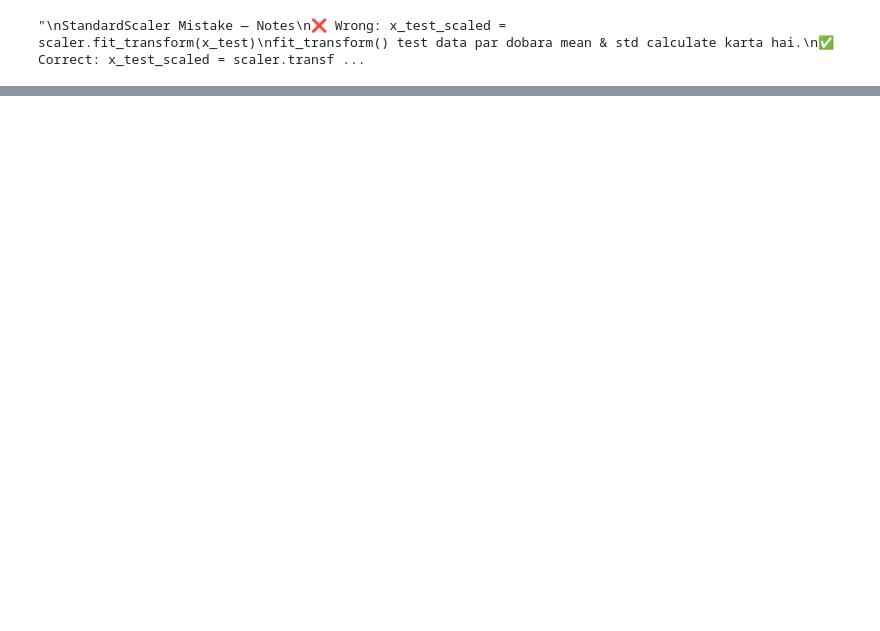
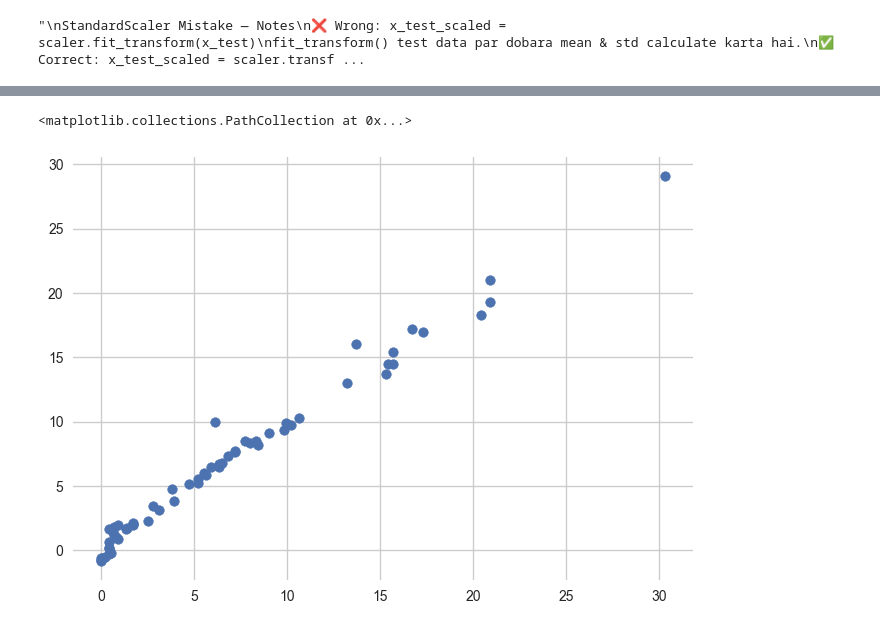
Before and after one commit to ayudixit1207/Machine-Learning, a Jupyter notebook: 28_Ridge,Lasso,Elastic net ML algo/practical.ipynb, the cells around one changed output, grey strips where cells are left out. Cells and saved outputs as stored; diff of their text form; code cells hidden in the pictures; blank space fills up the shorter version.

```diff
--- a/28_Ridge,Lasso,Elastic net ML algo/practical.ipynb
+++ b/28_Ridge,Lasso,Elastic net ML algo/practical.ipynb
@@ -564,0 +641,6 @@ transform() → test data using training data's scaling parameters.
+# %%
+y_pred=lassoCV.predict(x_test_scaled)
+plt.scatter(y_test,y_pred)
+# %% [output]
+<matplotlib.collections.PathCollection at 0x...>
+[figure, added]
```
Also changed, not shown: parts of 17 cells of this notebook.
